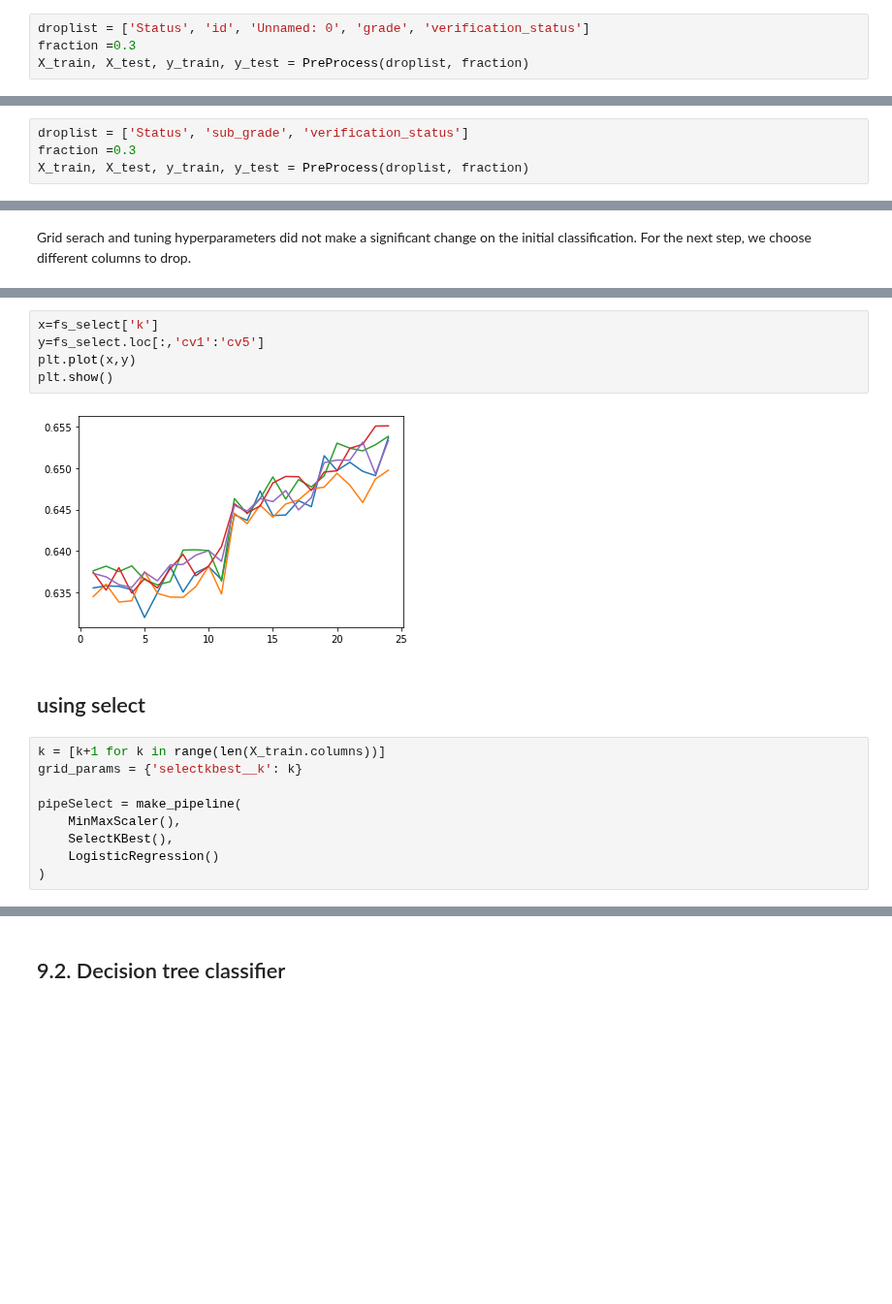
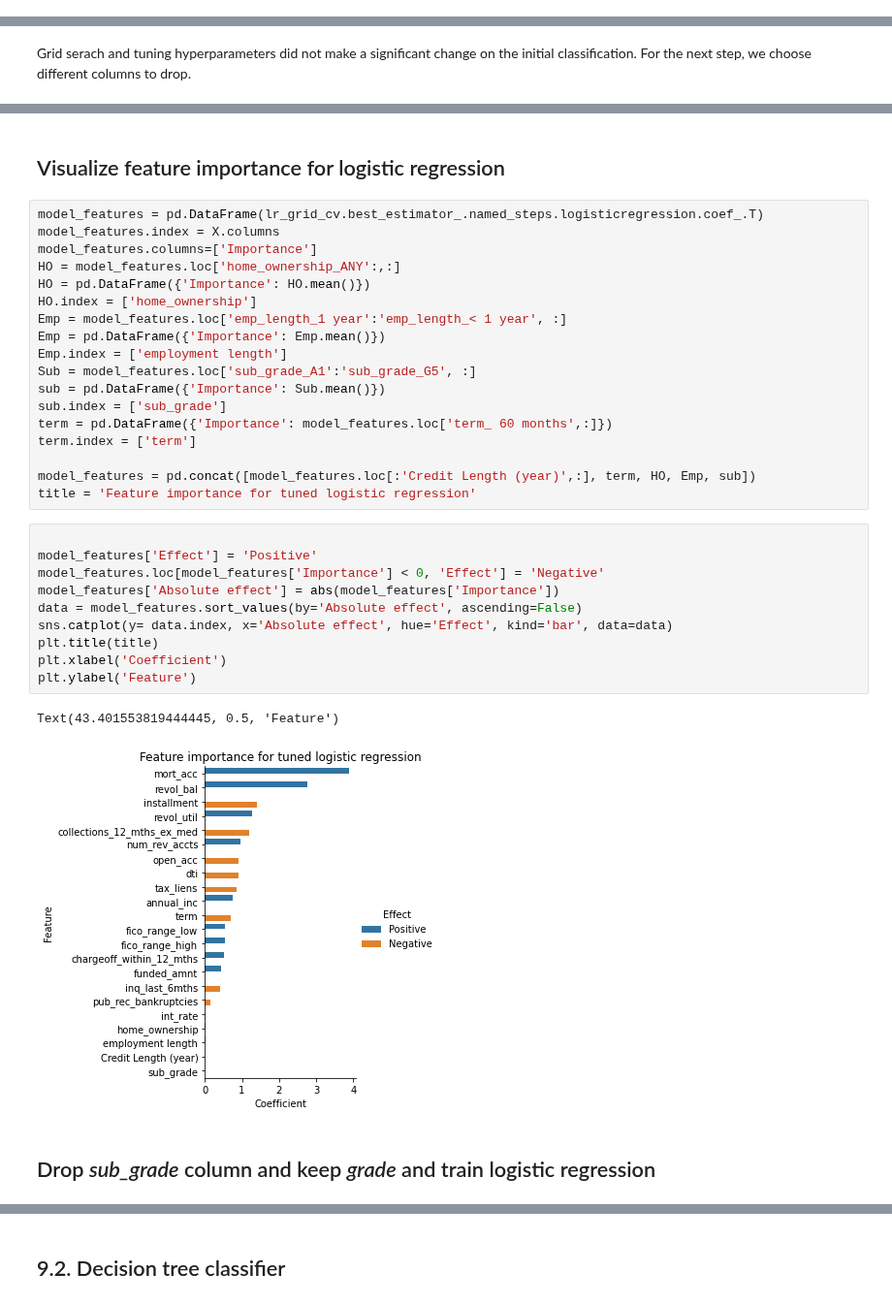
Before and after one commit to somayehY/SomayeYoussefi, a Jupyter notebook: LendingClub/LendingClub_preprocessing_modeling.ipynb, the cells around one changed output, grey strips where cells are left out. Shown at 97% size. Drawn from its saved outputs; the diff is of its cells as text; blank space fills up the shorter version.

```diff
--- a/LendingClub/LendingClub_preprocessing_modeling.ipynb
+++ b/LendingClub/LendingClub_preprocessing_modeling.ipynb
@@ -412,4 +214,0 @@ X is the dataframe that has the predictive features and y is the target column.
-# %%
-droplist = ['Status', 'id', 'Unnamed: 0', 'grade', 'verification_status']
-fraction =0.3
-X_train, X_test, y_train, y_test = PreProcess(droplist, fraction)
@@ -446,7 +248,3 @@ Then I will compare the results of the 4 models with the tuned hyperparameter an
 Using make_pipeline, a pipeline is created to train logistic regression classifier. The sacler used is MinMaxScaler. This scaler gives 0 and to the minimum and maximum values of features, and scale the rest of values accordingly. Given that, there are columns with only 0 and 1 to represent categorical features, MinMaXScaler does not change these columns. Therefore, MinMaxScaler is chosen as the scaling method.
 
 To avoid overfitting, we use cross validation with 5 folds.
-# %%
-droplist = ['Status', 'sub_grade', 'verification_status']
-fraction =0.3
-X_train, X_test, y_train, y_test = PreProcess(droplist, fraction)
@@ -603,18 +304,35 @@ Index(['1', '2', '3', '4', '5', '6', '7', '8', '9', '10', '11', '12', '13',
-# %%
-x=fs_select['k']
-y=fs_select.loc[:,'cv1':'cv5']
-plt.plot(x,y)
-plt.show()
-# %% [output]
-[figure, removed]
-# %% [markdown]
-## using select
-# %%
-k = [k+1 for k in range(len(X_train.columns))]
-grid_params = {'selectkbest__k': k}
-
-pipeSelect = make_pipeline(
-    MinMaxScaler(),
-    SelectKBest(),
-    LogisticRegression()
-)
+# %% [markdown]
+## Visualize feature importance for logistic regression
+# %%
+model_features = pd.DataFrame(lr_grid_cv.best_estimator_.named_steps.logisticregression.coef_.T)
+model_features.index = X.columns
+model_features.columns=['Importance']
+HO = model_features.loc['home_ownership_ANY':,:]
+HO = pd.DataFrame({'Importance': HO.mean()})
+HO.index = ['home_ownership']
+Emp = model_features.loc['emp_length_1 year':'emp_length_< 1 year', :]
+Emp = pd.DataFrame({'Importance': Emp.mean()})
+Emp.index = ['employment length']
+Sub = model_features.loc['sub_grade_A1':'sub_grade_G5', :]
+sub = pd.DataFrame({'Importance': Sub.mean()})
+sub.index = ['sub_grade']
+term = pd.DataFrame({'Importance': model_features.loc['term_ 60 months',:]})
+term.index = ['term']
+
+model_features = pd.concat([model_features.loc[:'Credit Length (year)',:], term, HO, Emp, sub])
+title = 'Feature importance for tuned logistic regression'
+# %%
+
+model_features['Effect'] = 'Positive'
+model_features.loc[model_features['Importance'] < 0, 'Effect'] = 'Negative'
+model_features['Absolute effect'] = abs(model_features['Importance'])
+data = model_features.sort_values(by='Absolute effect', ascending=False)
+sns.catplot(y= data.index, x='Absolute effect', hue='Effect', kind='bar', data=data)
+plt.title(title)
+plt.xlabel('Coefficient')
+plt.ylabel('Feature')
+# %% [output]
+Text(43.401553819444445, 0.5, 'Feature')
+[figure, added]
+# %% [markdown]
+## Drop _sub_grade_ column and keep _grade_ and train logistic regression
```
Also changed, not shown: parts of 57 cells of this notebook.
